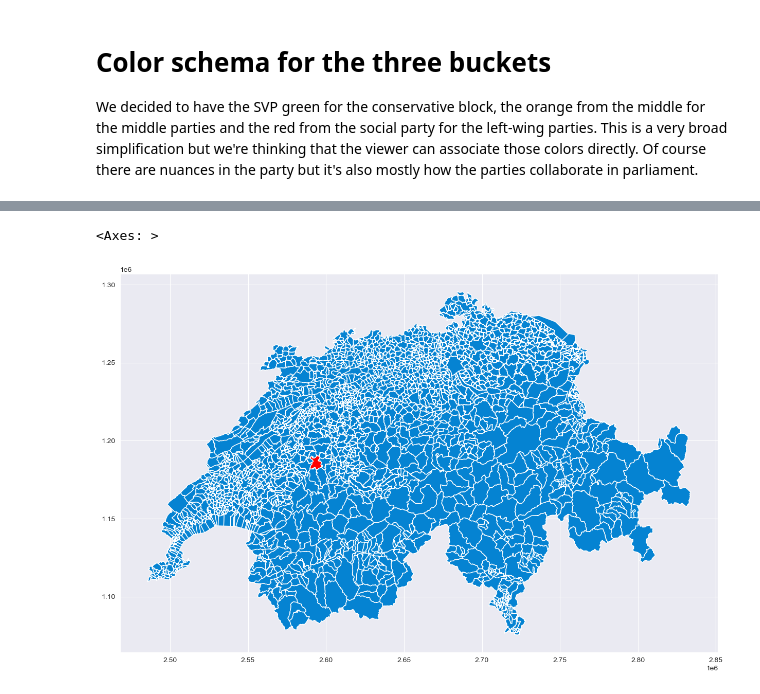
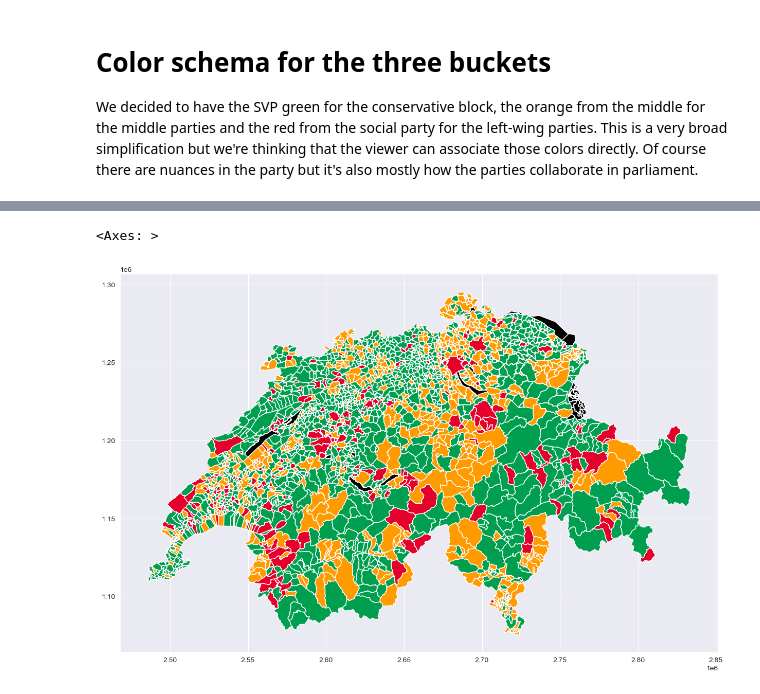
Before and after one commit to SilvanHSLU/swiss-elections, a Jupyter notebook: map.ipynb, the cells around one changed output, grey strips where cells are left out. Saved outputs shown, nothing was run; the diff lists cells and outputs as text; code cells hidden in the pictures.

Commit message:
Working chart, not styled

```diff
--- a/map.ipynb
+++ b/map.ipynb
@@ -172,8 +172,13 @@ MIDDLE =  '#ff9b00'
 LEFT = '#E4002B'
 # %%
 swiss_map = geopandas.read_file('swisstopo/Hoheitsgebiete.shp')
-swiss_map.loc[swiss_map['BFS_NUMMER'] in winner_aggregation['conservative'], 'color'] = CONSERVATIVE
-swiss_map.loc[swiss_map['BFS_NUMMER'] in winner_aggregation['middle'], 'color'] = MIDDLE
-swiss_map.loc[swiss_map['BFS_NUMMER'] in winner_aggregation['left'], 'color'] = LEFT
+swiss_map['COLOR_GROWER'] = '#000000'
+swiss_map['COLOR_WINNER'] = '#000000'
+swiss_map.loc[swiss_map['BFS_NUMMER'].isin(grower_aggregation['conservative']), 'COLOR_GROWER'] = CONSERVATIVE
+swiss_map.loc[swiss_map['BFS_NUMMER'].isin(grower_aggregation['middle']), 'COLOR_GROWER'] = MIDDLE
+swiss_map.loc[swiss_map['BFS_NUMMER'].isin(grower_aggregation['left']), 'COLOR_GROWER'] = LEFT
+swiss_map.loc[swiss_map['BFS_NUMMER'].isin(winner_aggregation['conservative']), 'COLOR_WINNER'] = CONSERVATIVE
+swiss_map.loc[swiss_map['BFS_NUMMER'].isin(winner_aggregation['middle']), 'COLOR_WINNER'] = MIDDLE
+swiss_map.loc[swiss_map['BFS_NUMMER'].isin(winner_aggregation['left']), 'COLOR_WINNER'] = LEFT
 swiss_map
 # %% [output]
@@ -181,5 +198,5 @@ ValueError: The truth value of a Series is ambiguous. Use a.empty, a.bool(), a.i
 # %%
-swiss_data.plot(color=swiss_data['color'], figsize=(15,10))
+swiss_map.plot(color=swiss_map['COLOR_GROWER'], figsize=(15,10))
 # %% [output]
 <Axes: >
-[figure, old version]
+[figure, new version]
```
Also changed, not shown: parts of 1 cell of this notebook.
